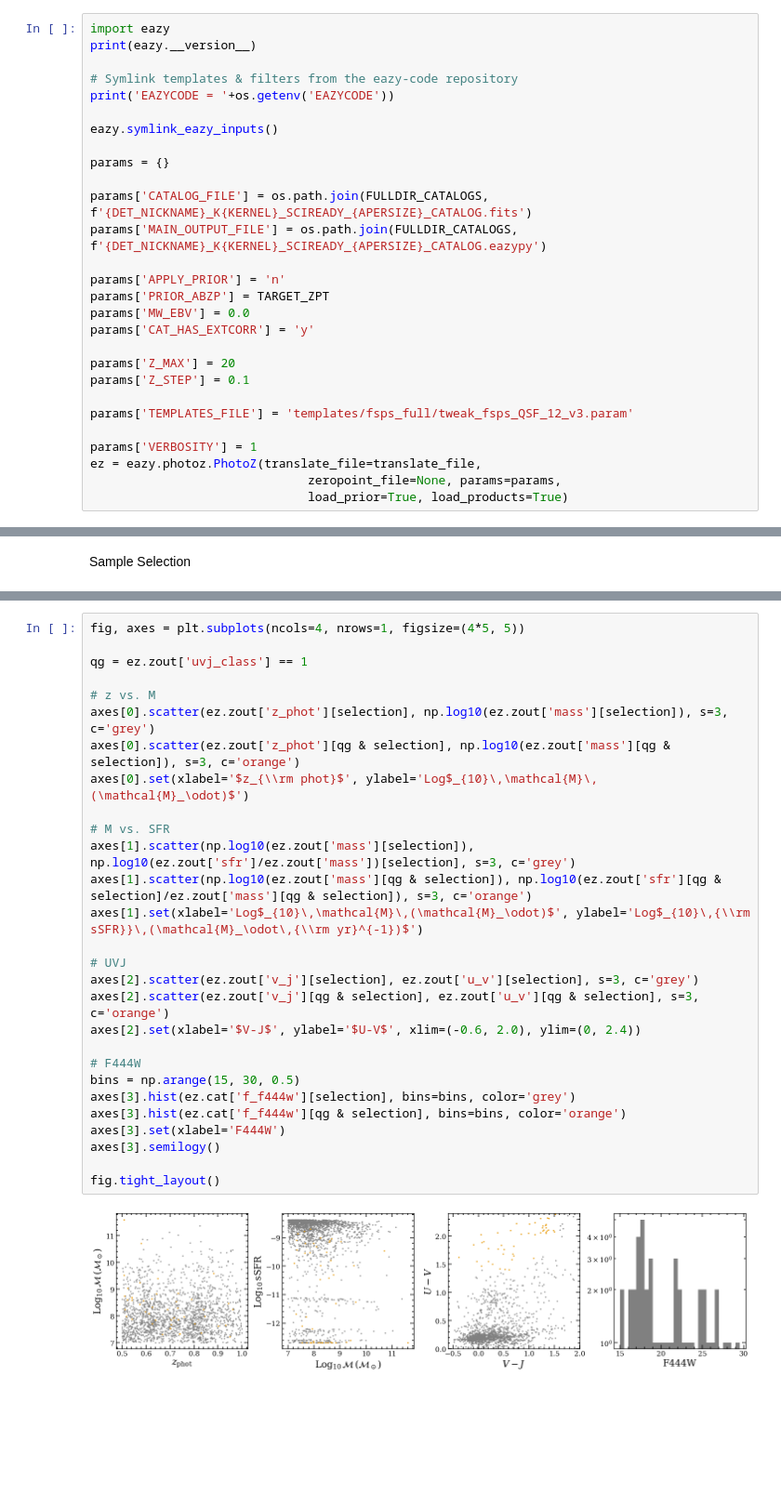
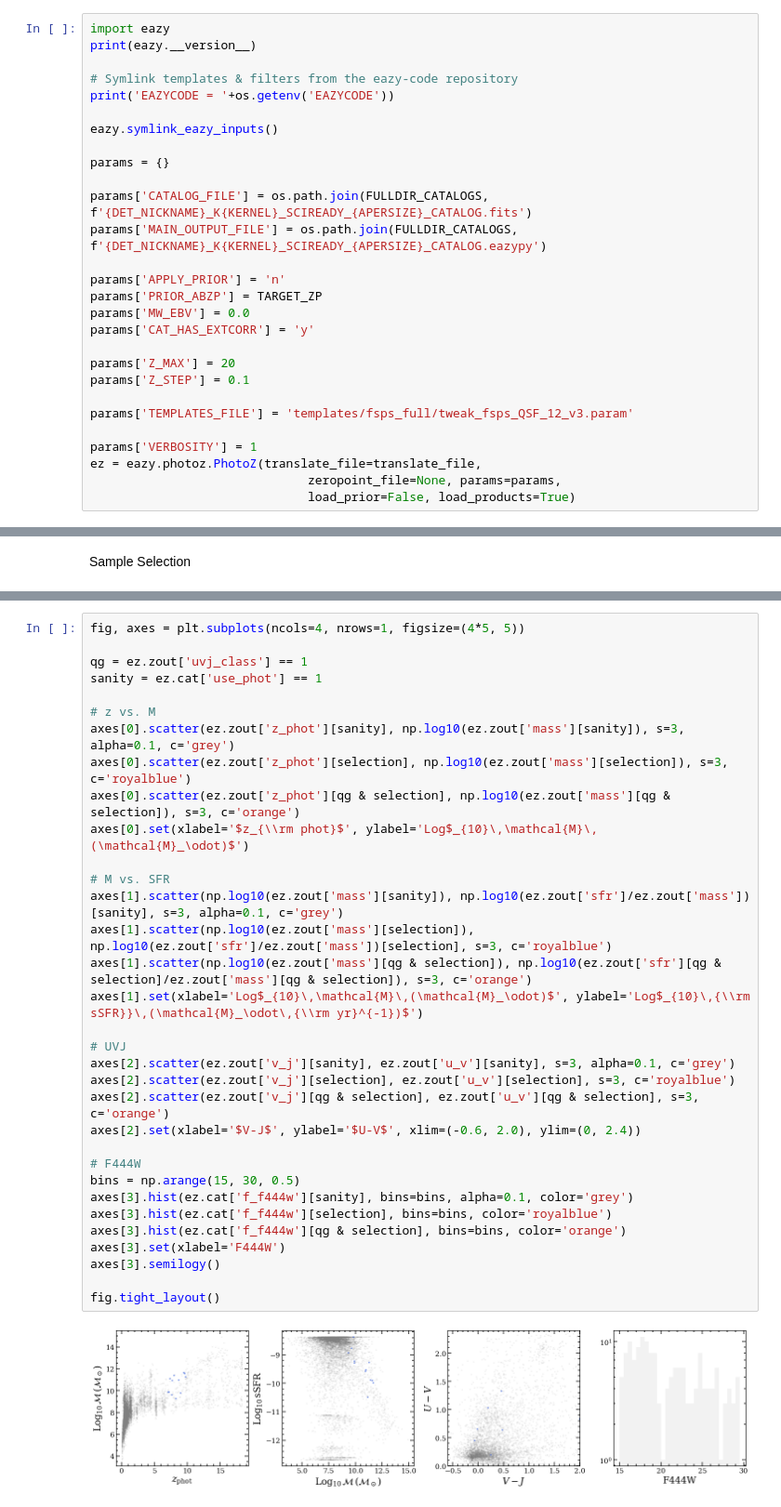
Before and after one commit to astrowhit/aperpy, a Jupyter notebook: notebooks/quicklook.ipynb, the cells around one changed output, grey strips where cells are left out. Shown at 93% size. Saved outputs shown, nothing was run; the diff lists cells and outputs as text; blank space fills up the shorter version.

```diff
--- a/notebooks/quicklook.ipynb
+++ b/notebooks/quicklook.ipynb
@@ -26,7 +26,7 @@ params['CATALOG_FILE'] = os.path.join(FULLDIR_CATALOGS, f'{DET_NICKNAME}_K{KERNE
 params['MAIN_OUTPUT_FILE'] = os.path.join(FULLDIR_CATALOGS, f'{DET_NICKNAME}_K{KERNEL}_SCIREADY_{APERSIZE}_CATALOG.eazypy')
 
 params['APPLY_PRIOR'] = 'n'
-params['PRIOR_ABZP'] = TARGET_ZPT
+params['PRIOR_ABZP'] = TARGET_ZP
 params['MW_EBV'] = 0.0
 params['CAT_HAS_EXTCORR'] = 'y'
 
@@ -38,7 +38,7 @@ params['TEMPLATES_FILE'] = 'templates/fsps_full/tweak_fsps_QSF_12_v3.param'
 params['VERBOSITY'] = 1
 ez = eazy.photoz.PhotoZ(translate_file=translate_file,
                               zeropoint_file=None, params=params,
-                              load_prior=True, load_products=True)
+                              load_prior=False, load_products=True)
 # %% [output]
 0.5.2.dev45
 EAZYCODE = /Users/jweaver/Projects/Common/software/eazy-photoz
@@ -163,30 +138,35 @@ Selection contains 1825 objects
 # %%
 fig, axes = plt.subplots(ncols=4, nrows=1, figsize=(4*5, 5))
 
 qg = ez.zout['uvj_class'] == 1
+sanity = ez.cat['use_phot'] == 1
 
 # z vs. M
-axes[0].scatter(ez.zout['z_phot'][selection], np.log10(ez.zout['mass'][selection]), s=3, c='grey')
+axes[0].scatter(ez.zout['z_phot'][sanity], np.log10(ez.zout['mass'][sanity]), s=3, alpha=0.1, c='grey')
+axes[0].scatter(ez.zout['z_phot'][selection], np.log10(ez.zout['mass'][selection]), s=3, c='royalblue')
 axes[0].scatter(ez.zout['z_phot'][qg & selection], np.log10(ez.zout['mass'][qg & selection]), s=3, c='orange')
 axes[0].set(xlabel='$z_{\\rm phot}$', ylabel='Log$_{10}\,\mathcal{M}\,(\mathcal{M}_\odot)$')
 
 # M vs. SFR
-axes[1].scatter(np.log10(ez.zout['mass'][selection]), np.log10(ez.zout['sfr']/ez.zout['mass'])[selection], s=3, c='grey')
+axes[1].scatter(np.log10(ez.zout['mass'][sanity]), np.log10(ez.zout['sfr']/ez.zout['mass'])[sanity], s=3, alpha=0.1, c='grey')
+axes[1].scatter(np.log10(ez.zout['mass'][selection]), np.log10(ez.zout['sfr']/ez.zout['mass'])[selection], s=3, c='royalblue')
 axes[1].scatter(np.log10(ez.zout['mass'][qg & selection]), np.log10(ez.zout['sfr'][qg & selection]/ez.zout['mass'][qg & selection]), s=3, c='orange')
 axes[1].set(xlabel='Log$_{10}\,\mathcal{M}\,(\mathcal{M}_\odot)$', ylabel='Log$_{10}\,{\\rm sSFR}}\,(\mathcal{M}_\odot\,{\\rm yr}^{-1})$')
 
 # UVJ
-axes[2].scatter(ez.zout['v_j'][selection], ez.zout['u_v'][selection], s=3, c='grey')
+axes[2].scatter(ez.zout['v_j'][sanity], ez.zout['u_v'][sanity], s=3, alpha=0.1, c='grey')
+axes[2].scatter(ez.zout['v_j'][selection], ez.zout['u_v'][selection], s=3, c='royalblue')
 axes[2].scatter(ez.zout['v_j'][qg & selection], ez.zout['u_v'][qg & selection], s=3, c='orange')
 axes[2].set(xlabel='$V-J$', ylabel='$U-V$', xlim=(-0.6, 2.0), ylim=(0, 2.4))
 
 # F444W
 bins = np.arange(15, 30, 0.5)
-axes[3].hist(ez.cat['f_f444w'][selection], bins=bins, color='grey')
+axes[3].hist(ez.cat['f_f444w'][sanity], bins=bins, alpha=0.1, color='grey')
+axes[3].hist(ez.cat['f_f444w'][selection], bins=bins, color='royalblue')
 axes[3].hist(ez.cat['f_f444w'][qg & selection], bins=bins, color='orange')
 axes[3].set(xlabel='F444W')
 axes[3].semilogy()
 
 fig.tight_layout()
 # %% [output]
-[figure, old version]
+[figure, new version]
```
Also changed, not shown: parts of 10 cells of this notebook, 10 other files.
